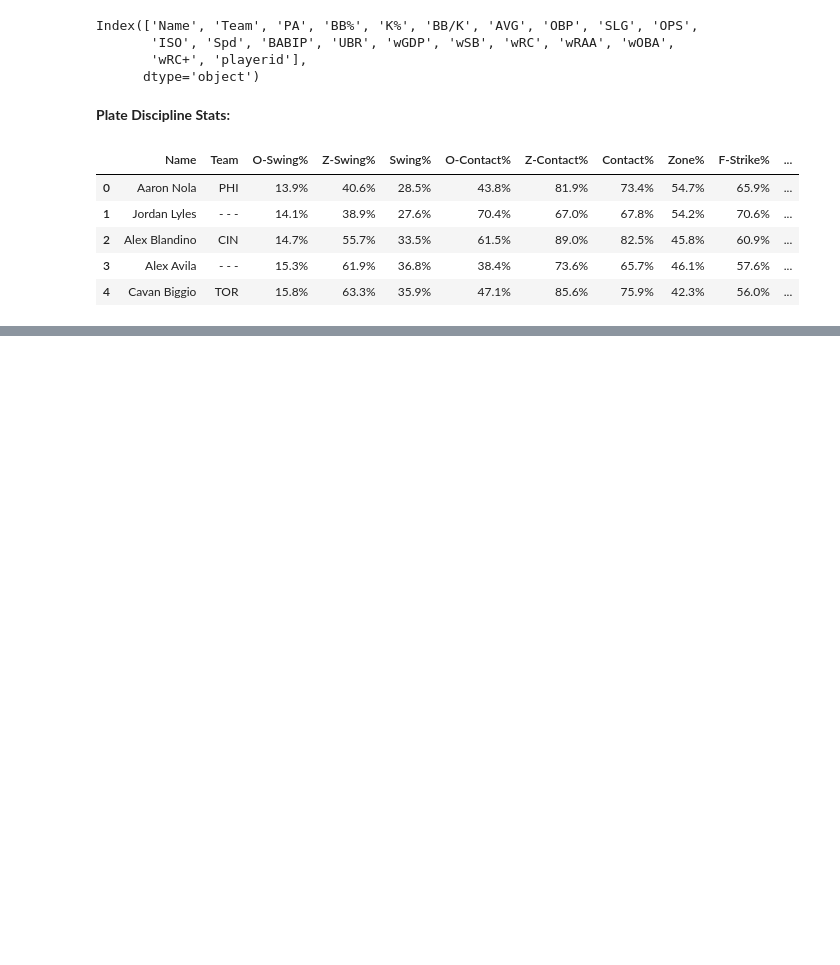
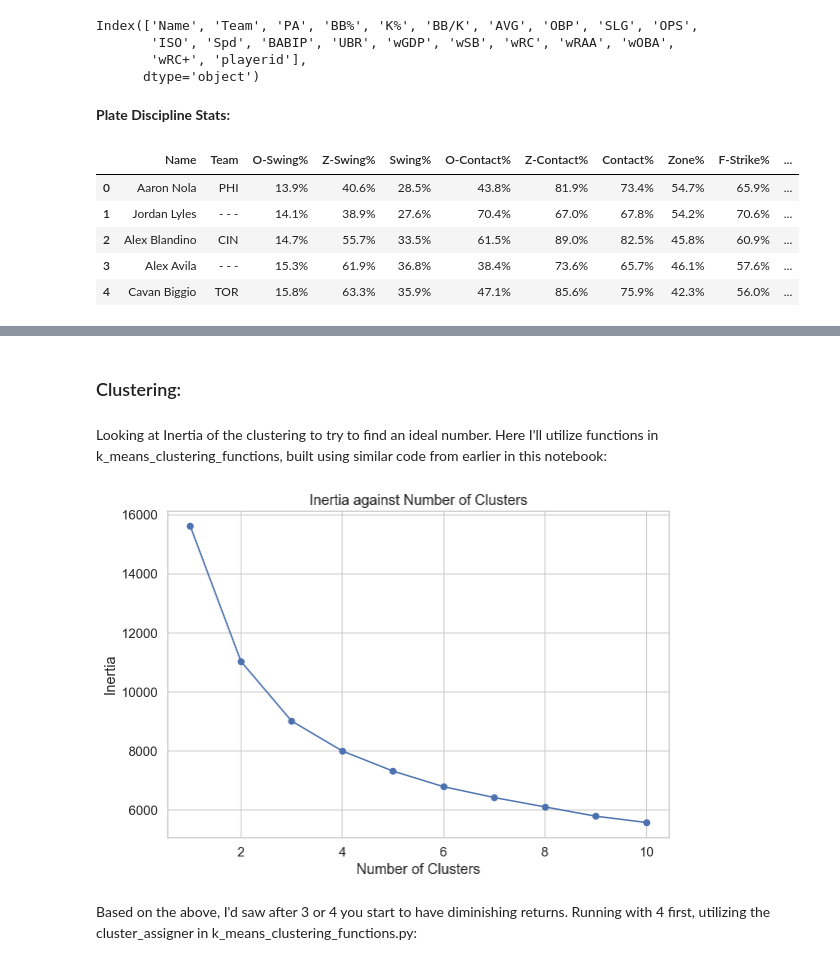
Before and after one commit to pbovard63/Predicting_MLB_Pitches, a Jupyter notebook: Clustering/Batter_Clustering.ipynb, the cells around one changed output, grey strips where cells are left out. Saved outputs shown, nothing was run; the diff lists cells and outputs as text; code cells hidden in the pictures; blank space fills up the shorter version.

Commit message:
Updating w/ new clusters, arsenal sql queries.

```diff
--- a/Clustering/Batter_Clustering.ipynb
+++ b/Clustering/Batter_Clustering.ipynb
@@ -315,0 +350,7 @@ fg_pd_df.head()
+# %%
+num_cols = ['BB%', 'K%', 'O-Swing%', 'Z-Swing%', 'Swing%', 'O-Contact%', 'Z-Contact%', 'Contact%', 'SwStr%']
+# %%
+for col in num_cols:
+    fg_combined_final[col] = fg_combined_final[col].str.replace('%', '')
+# %%
+fg_combined_final[['BB%', 'K%', 'O-Swing%', 'Z-Swing%', 'Swing%', 'O-Contact%', 'Z-Contact%', 'Contact%', 'SwStr%']] = fg_combined_final[['BB%', 'K%', 'O-Swing%', 'Z-Swing%', 'Swing%', 'O-Contact%', 'Z-Contact%', 'Contact%', 'SwStr%']].apply(pd.to_numeric, errors='coerce')
@@ -315,0 +367,10 @@ fg_pd_df.head()
+# %% [markdown]
+### Clustering:
+# %%
+X = fg_combined_final.iloc[:,4:]
+
+#Standard Scaling the data:
+std = StandardScaler()
+X_scaled = std.fit_transform(X)
+# %% [markdown]
+Looking at Inertia of the clustering to try to find an ideal number.  Here I'll utilize functions in k_means_clustering_functions, built using similar code from earlier in this notebook:
@@ -315,0 +379,6 @@ fg_pd_df.head()
+# %%
+inertia_plotter(X_scaled)
+# %% [output]
+[figure, added]
+# %% [markdown]
+Based on the above, I'd saw after 3 or 4 you start to have diminishing returns.  Running with 4 first, utilizing the cluster_assigner in k_means_clustering_functions.py:
```
Also changed, not shown: parts of 35 cells of this notebook, 2 other files.
